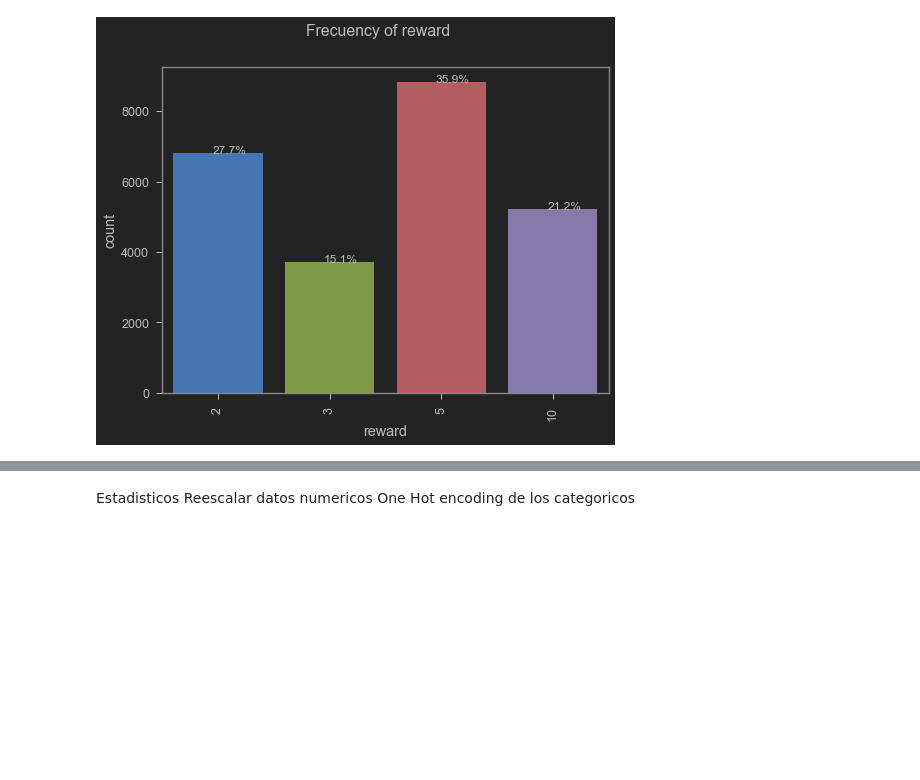
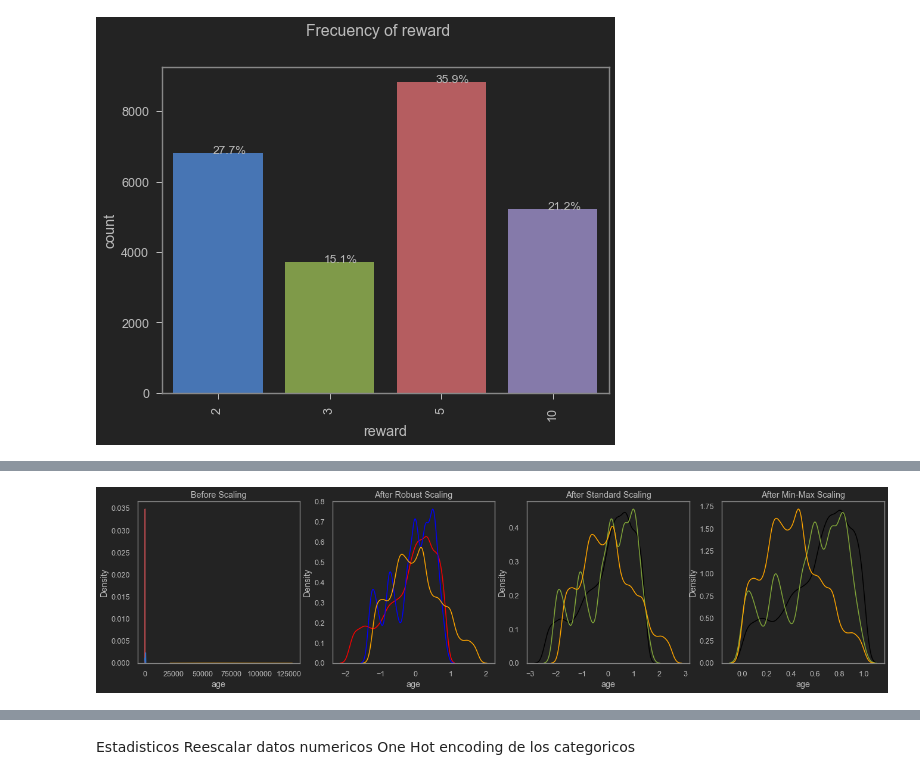
Before and after one commit to cbarros7/ml_engineer_nanodegree, a Jupyter notebook: capstone_project/Starbucks_Capstone_notebook.ipynb, the cells around one changed output, grey strips where cells are left out. Cells and saved outputs as stored; diff of their text form; code cells hidden in the pictures; blank space fills up the shorter version.

```diff
--- a/capstone_project/Starbucks_Capstone_notebook.ipynb
+++ b/capstone_project/Starbucks_Capstone_notebook.ipynb
@@ -467,0 +503,40 @@ for i, col in enumerate(numeric_columns.columns):
+# %%
+# Select colummns
+columns = ['age', 'time', 'income']
+
+scaler = preprocessing.RobustScaler()
+robust_df = scaler.fit_transform(final_dataset[['age', 'time', 'income']])
+robust_df = pd.DataFrame(robust_df, columns = columns)
+
+scaler = preprocessing.StandardScaler()
+standard_df = scaler.fit_transform(final_dataset[['age', 'time', 'income']])
+standard_df = pd.DataFrame(standard_df, columns = columns)
+
+scaler = preprocessing.MinMaxScaler()
+minmax_df = scaler.fit_transform(robust_df[['age', 'time', 'income']])
+minmax_df = pd.DataFrame(minmax_df, columns = columns)
+
+fig, (ax1, ax2, ax3, ax4) = plt.subplots(ncols = 4, figsize =(20, 5))
+ax1.set_title('Before Scaling')
+
+sns.kdeplot(final_dataset['age'], ax = ax1, color ='r')
+sns.kdeplot(final_dataset['time'], ax = ax1, color ='b')
+sns.kdeplot(final_dataset['income'], ax = ax1, color ='orange')
+ax2.set_title('After Robust Scaling')
+
+sns.kdeplot(robust_df['age'], ax = ax2, color ='red')
+sns.kdeplot(robust_df['time'], ax = ax2, color ='blue')
+sns.kdeplot(robust_df['income'], ax = ax2, color ='orange')
+ax3.set_title('After Standard Scaling')
+
+sns.kdeplot(standard_df['age'], ax = ax3, color ='black')
+sns.kdeplot(standard_df['time'], ax = ax3, color ='g')
+sns.kdeplot(standard_df['income'], ax = ax3, color ='orange')
+ax4.set_title('After Min-Max Scaling')
+
+sns.kdeplot(minmax_df['age'], ax = ax4, color ='black')
+sns.kdeplot(minmax_df['time'], ax = ax4, color ='g')
+sns.kdeplot(minmax_df['income'], ax = ax4, color ='orange')
+plt.show()
+# %% [output]
+[figure, added]
```
Also changed, not shown: parts of 22 cells of this notebook.
